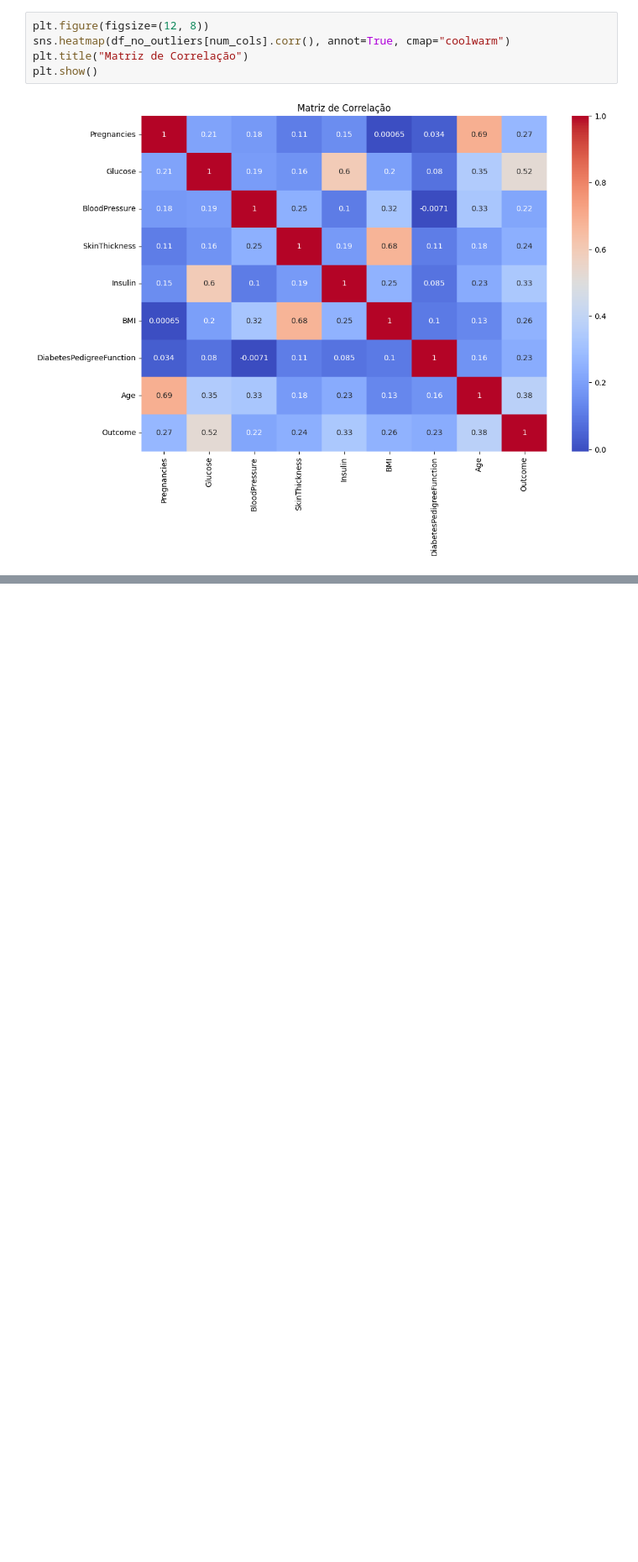
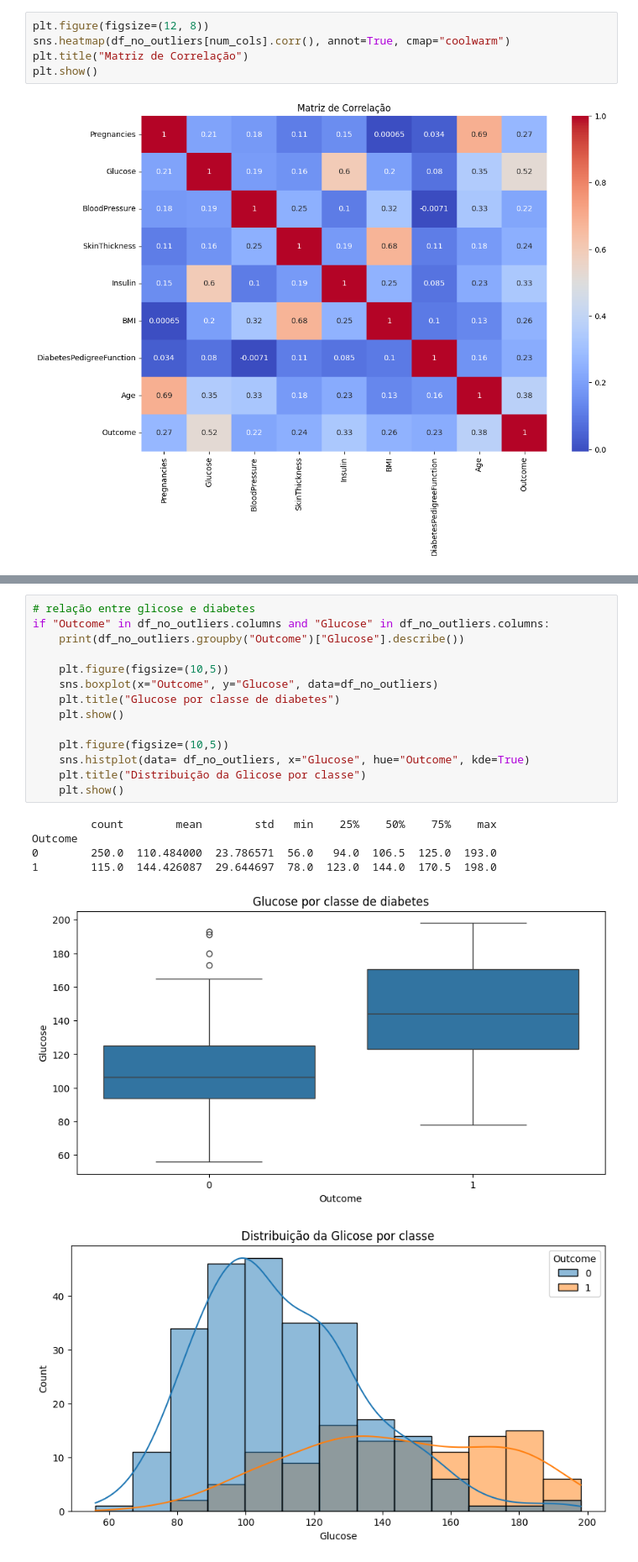
Before and after one commit to mariaclaraps/projeto-ciencia-dos-dados, a Jupyter notebook: notebooks/eda_diabetes.ipynb, the cells around one changed output, grey strips where cells are left out. Shown at 84% size. Saved outputs shown, nothing was run; the diff lists cells and outputs as text; blank space fills up the shorter version.

```diff
--- a/notebooks/eda_diabetes.ipynb
+++ b/notebooks/eda_diabetes.ipynb
@@ -165,0 +182,21 @@ plt.show()
+# %%
+# relação entre glicose e diabetes
+if "Outcome" in df_no_outliers.columns and "Glucose" in df_no_outliers.columns:
+    print(df_no_outliers.groupby("Outcome")["Glucose"].describe())
+
+    plt.figure(figsize=(10,5))
+    sns.boxplot(x="Outcome", y="Glucose", data=df_no_outliers)
+    plt.title("Glucose por classe de diabetes")
+    plt.show()
+
+    plt.figure(figsize=(10,5))
+    sns.histplot(data= df_no_outliers, x="Glucose", hue="Outcome", kde=True)
+    plt.title("Distribuição da Glicose por classe")
+    plt.show()
+# %% [output]
+         count        mean        std   min    25%    50%    75%    max
+Outcome
+0        250.0  110.484000  23.786571  56.0   94.0  106.5  125.0  193.0
+1        115.0  144.426087  29.644697  78.0  123.0  144.0  170.5  198.0
+[figure, added]
+[figure, added]
```
Also changed, not shown: parts of 11 cells of this notebook.
